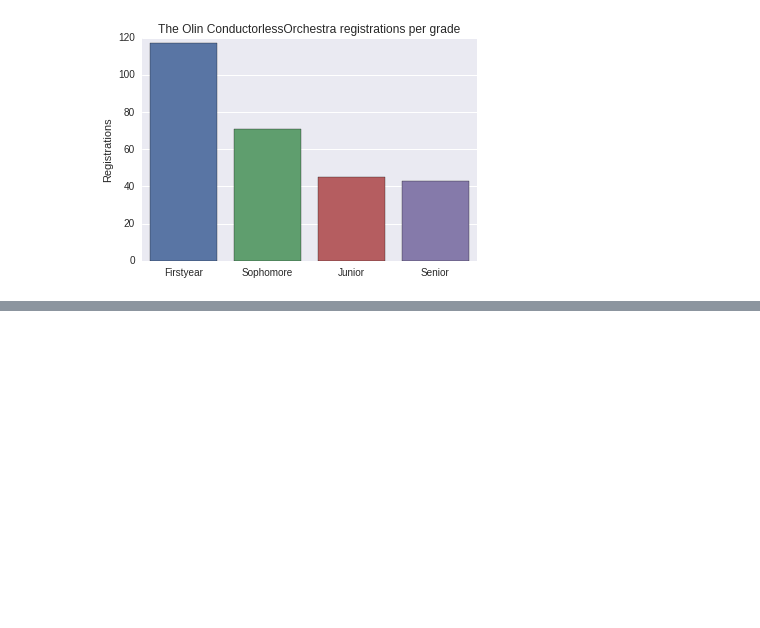
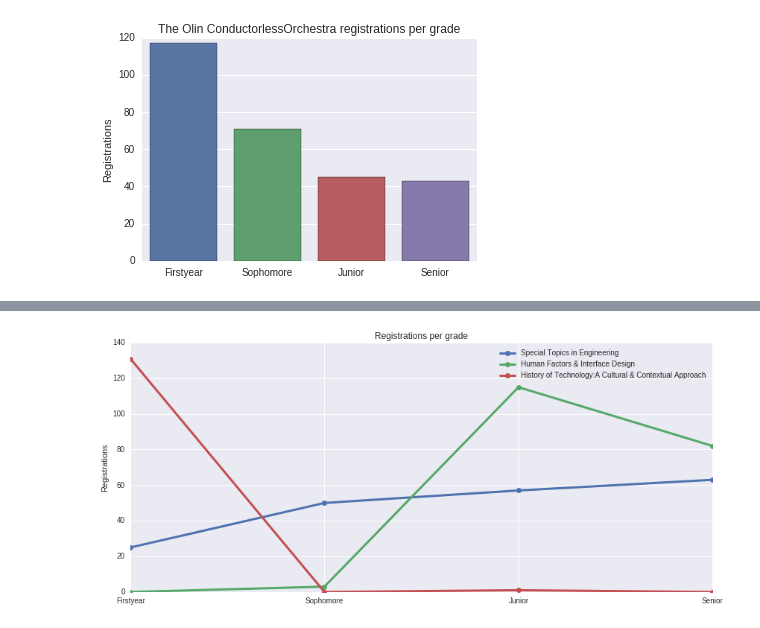
Before and after one commit to idgetto/DataScienceFinalProject, a Jupyter notebook: explore/isaac-exploration.ipynb, the cells around one changed output, grey strips where cells are left out. Saved outputs shown, nothing was run; the diff lists cells and outputs as text; code cells hidden in the pictures; blank space fills up the shorter version.

```diff
--- a/explore/isaac-exploration.ipynb
+++ b/explore/isaac-exploration.ipynb
@@ -159,0 +179,5 @@ plot_course_popularity_by_grade('The Olin ConductorlessOrchestra')
+# %%
+some_courses = data.course_main.sample(3)
+plot_course_popularity_by_grade_line(some_courses)
+# %% [output]
+[figure, added]
```
Also changed, not shown: parts of 3 cells of this notebook.
